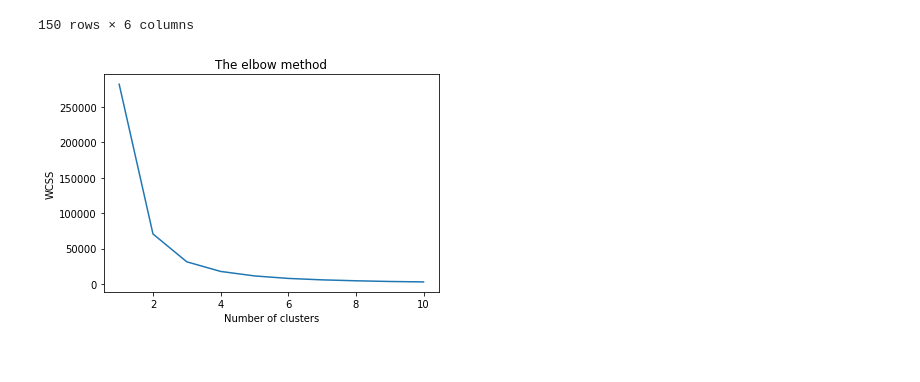
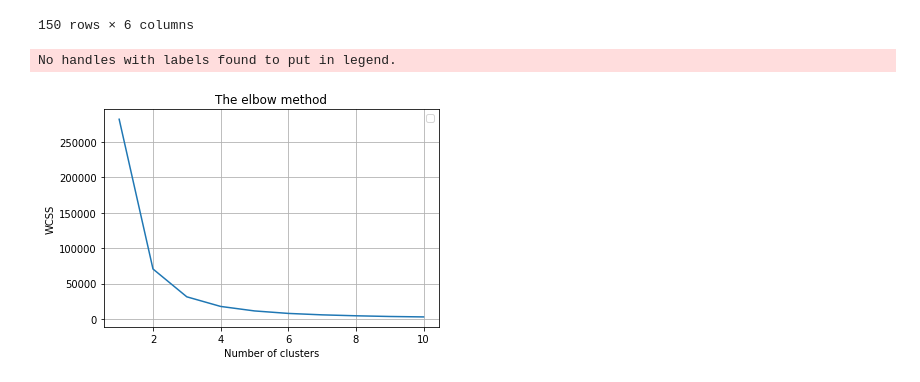
Before and after one commit to SyedHuzaifa007/The-Sparks-Foundation-Task-2, a Jupyter notebook: Iris_Prediction_Unsupervised_ML.ipynb, the cells around one changed output. Saved outputs shown, nothing was run; the diff lists cells and outputs as text; code cells hidden in the pictures.

Commit message:
Plotted Elbow

```diff
--- a/Iris_Prediction_Unsupervised_ML.ipynb
+++ b/Iris_Prediction_Unsupervised_ML.ipynb
@@ -28,7 +28,7 @@ iris_df
 | 149 | 150 | 5.9 | 3.0 | 5.1 | 1.8 | Iris-virginica |
 150 rows × 6 columns
 # %%
-# Finding the optimum number of clusters for k-means classification
+# Finding The Optimum Number of Clusters For K-Means CLassification
 
 x = iris_df.iloc[:, [0, 1, 2, 3]].values
 
@@ -40,15 +40,19 @@ for i in range(1, 11):
                     max_iter = 300, n_init = 10, random_state = 0)
     kmeans.fit(x)
     wcss.append(kmeans.inertia_)
-
-# Plotting the results onto a line graph,
-# `allowing us to observe 'The elbow'
-plt.plot(range(1, 11), wcss)
-plt.title('The elbow method')
-plt.xlabel('Number of clusters')
-plt.ylabel('WCSS') # Within cluster sum of squares
-plt.show()
-# %% [output]
-[figure, removed]
+# %%
+
+# Plotting the results onto a line graph,
+# `allowing us to observe 'The elbow'
+plt.plot(range(1, 11), wcss)
+plt.title('The elbow method')
+plt.xlabel('Number of clusters')
+plt.ylabel('WCSS') # Within cluster sum of squares
+plt.grid()
+plt.legend()
+plt.show()
+# %% [output]
+No handles with labels found to put in legend.
+[figure, added]
 # %%
 # Applying kmeans to the dataset / Creating the kmeans classifier
```
Also changed, not shown: parts of 2 cells of this notebook.
